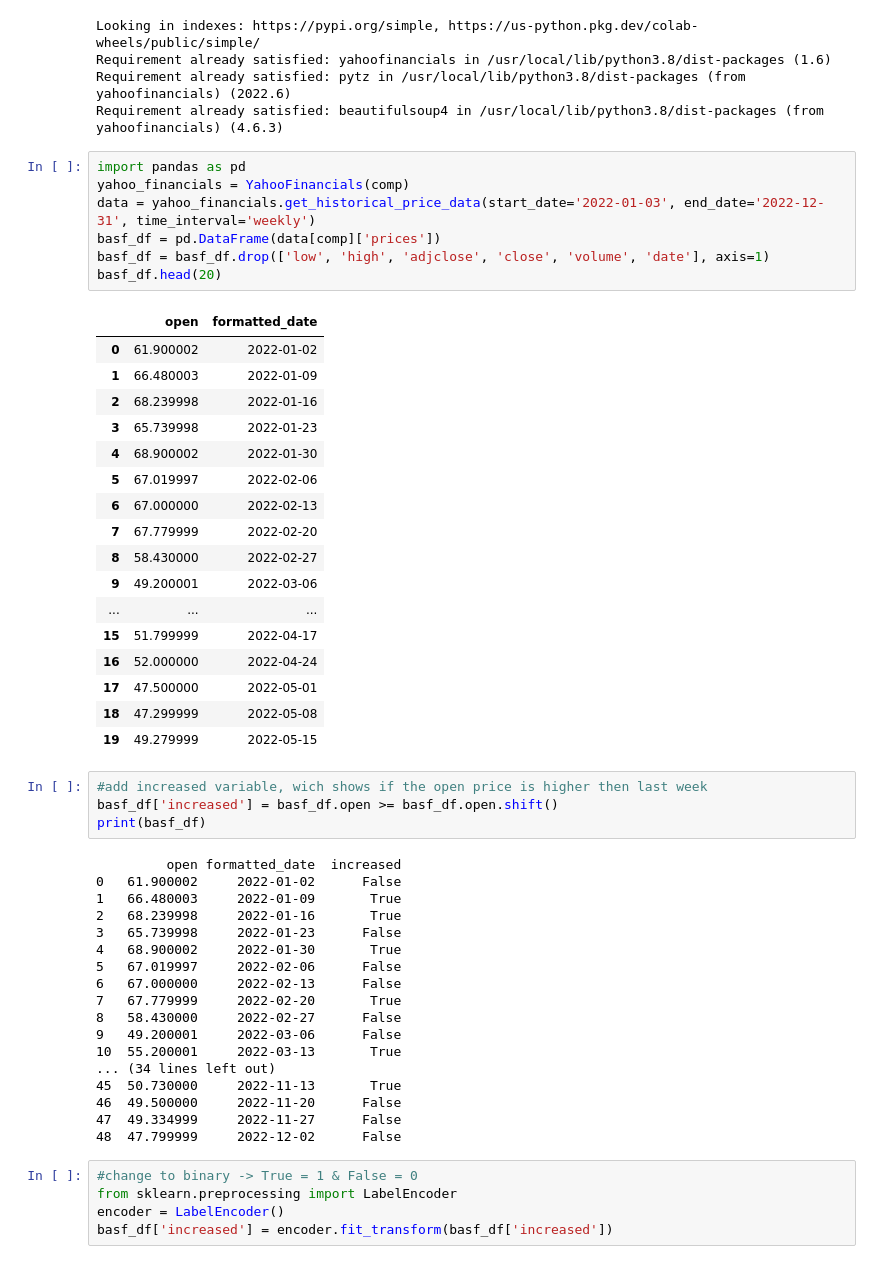
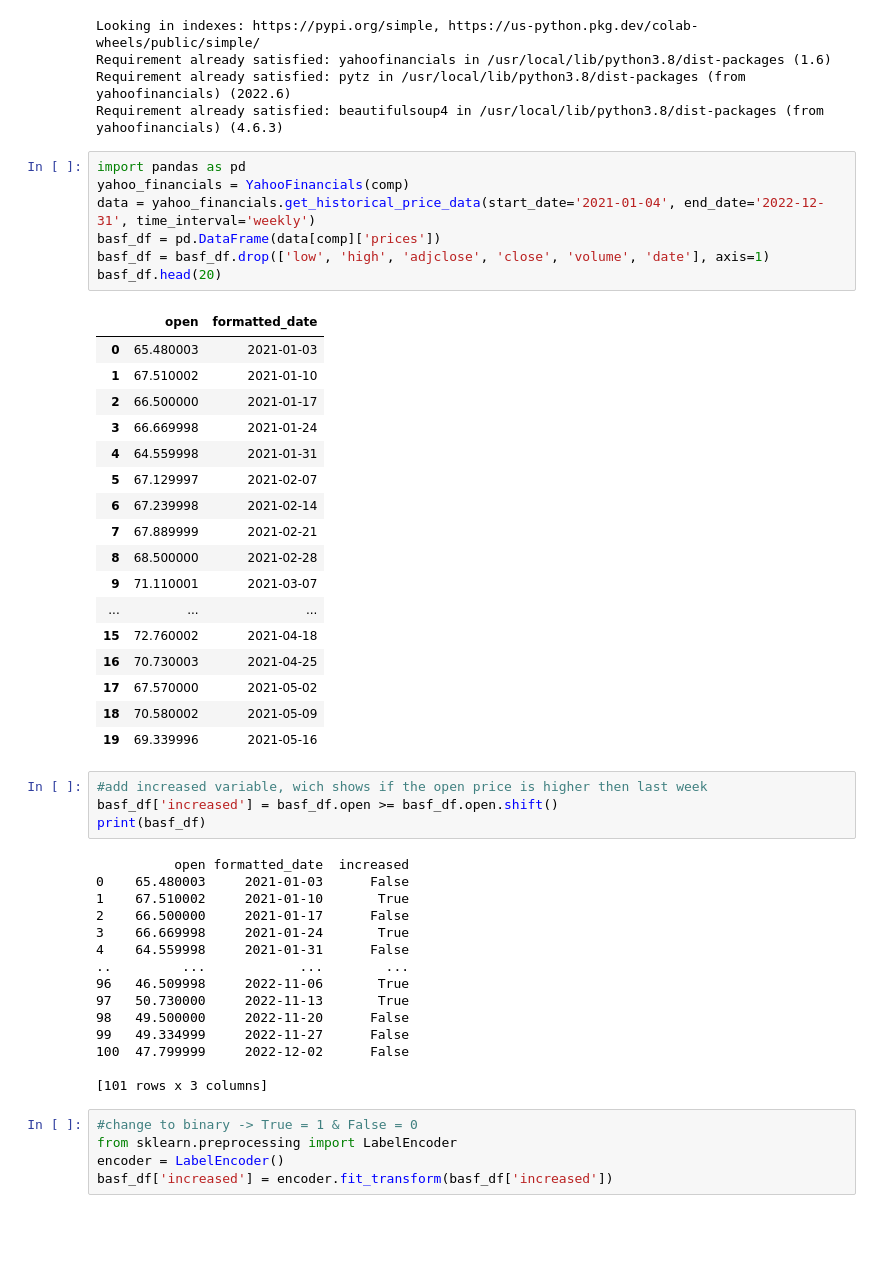
Before and after one commit to tomheyden/StockPricePrediction, a Jupyter notebook: StockPrices.ipynb, the cells around one changed output. Cells and saved outputs as stored; diff of their text form; blank space fills up the shorter version.

```diff
--- a/StockPrices.ipynb
+++ b/StockPrices.ipynb
@@ -52,50 +54,47 @@ Requirement already satisfied: beautifulsoup4 in /usr/local/lib/python3.8/dist-p
 # %%
 import pandas as pd
 yahoo_financials = YahooFinancials(comp)
-data = yahoo_financials.get_historical_price_data(start_date='2022-01-03', end_date='2022-12-31', time_interval='weekly')
+data = yahoo_financials.get_historical_price_data(start_date='2021-01-04', end_date='2022-12-31', time_interval='weekly')
 basf_df = pd.DataFrame(data[comp]['prices'])
 basf_df = basf_df.drop(['low', 'high', 'adjclose', 'close', 'volume', 'date'], axis=1)
 basf_df.head(20)
 # %% [output]
 |  | open | formatted_date |
-| 0 | 61.900002 | 2022-01-02 |
-| 1 | 66.480003 | 2022-01-09 |
-| 2 | 68.239998 | 2022-01-16 |
-| 3 | 65.739998 | 2022-01-23 |
-| 4 | 68.900002 | 2022-01-30 |
-| 5 | 67.019997 | 2022-02-06 |
-| 6 | 67.000000 | 2022-02-13 |
-| 7 | 67.779999 | 2022-02-20 |
-| 8 | 58.430000 | 2022-02-27 |
-| 9 | 49.200001 | 2022-03-06 |
+| 0 | 65.480003 | 2021-01-03 |
+| 1 | 67.510002 | 2021-01-10 |
+| 2 | 66.500000 | 2021-01-17 |
+| 3 | 66.669998 | 2021-01-24 |
+| 4 | 64.559998 | 2021-01-31 |
+| 5 | 67.129997 | 2021-02-07 |
+| 6 | 67.239998 | 2021-02-14 |
+| 7 | 67.889999 | 2021-02-21 |
+| 8 | 68.500000 | 2021-02-28 |
+| 9 | 71.110001 | 2021-03-07 |
 | ... | ... | ... |
-| 15 | 51.799999 | 2022-04-17 |
-| 16 | 52.000000 | 2022-04-24 |
-| 17 | 47.500000 | 2022-05-01 |
-| 18 | 47.299999 | 2022-05-08 |
-| 19 | 49.279999 | 2022-05-15 |
+| 15 | 72.760002 | 2021-04-18 |
+| 16 | 70.730003 | 2021-04-25 |
+| 17 | 67.570000 | 2021-05-02 |
+| 18 | 70.580002 | 2021-05-09 |
+| 19 | 69.339996 | 2021-05-16 |
 # %%
 #add increased variable, wich shows if the open price is higher then last week
 basf_df['increased'] = basf_df.open >= basf_df.open.shift()
 print(basf_df)
 # %% [output]
-         open formatted_date  increased
-0   61.900002     2022-01-02      False
-1   66.480003     2022-01-09       True
-2   68.239998     2022-01-16       True
-3   65.739998     2022-01-23      False
-4   68.900002     2022-01-30       True
-5   67.019997     2022-02-06      False
-6   67.000000     2022-02-13      False
-7   67.779999     2022-02-20       True
-8   58.430000     2022-02-27      False
-9   49.200001     2022-03-06      False
-10  55.200001     2022-03-13       True
-... (34 lines left out)
-45  50.730000     2022-11-13       True
-46  49.500000     2022-11-20      False
-47  49.334999     2022-11-27      False
-48  47.799999     2022-12-02      False
+          open formatted_date  increased
+0    65.480003     2021-01-03      False
+1    67.510002     2021-01-10       True
+2    66.500000     2021-01-17      False
+3    66.669998     2021-01-24       True
+4    64.559998     2021-01-31      False
+..         ...            ...        ...
+96   46.509998     2022-11-06       True
+97   50.730000     2022-11-13       True
+98   49.500000     2022-11-20      False
+99   49.334999     2022-11-27      False
+100  47.799999     2022-12-02      False
+
+[101 rows x 3 columns]
 # %%
 #change to binary -> True = 1 & False = 0
 from sklearn.preprocessing import LabelEncoder
```
Also changed, not shown: parts of 11 cells of this notebook.
